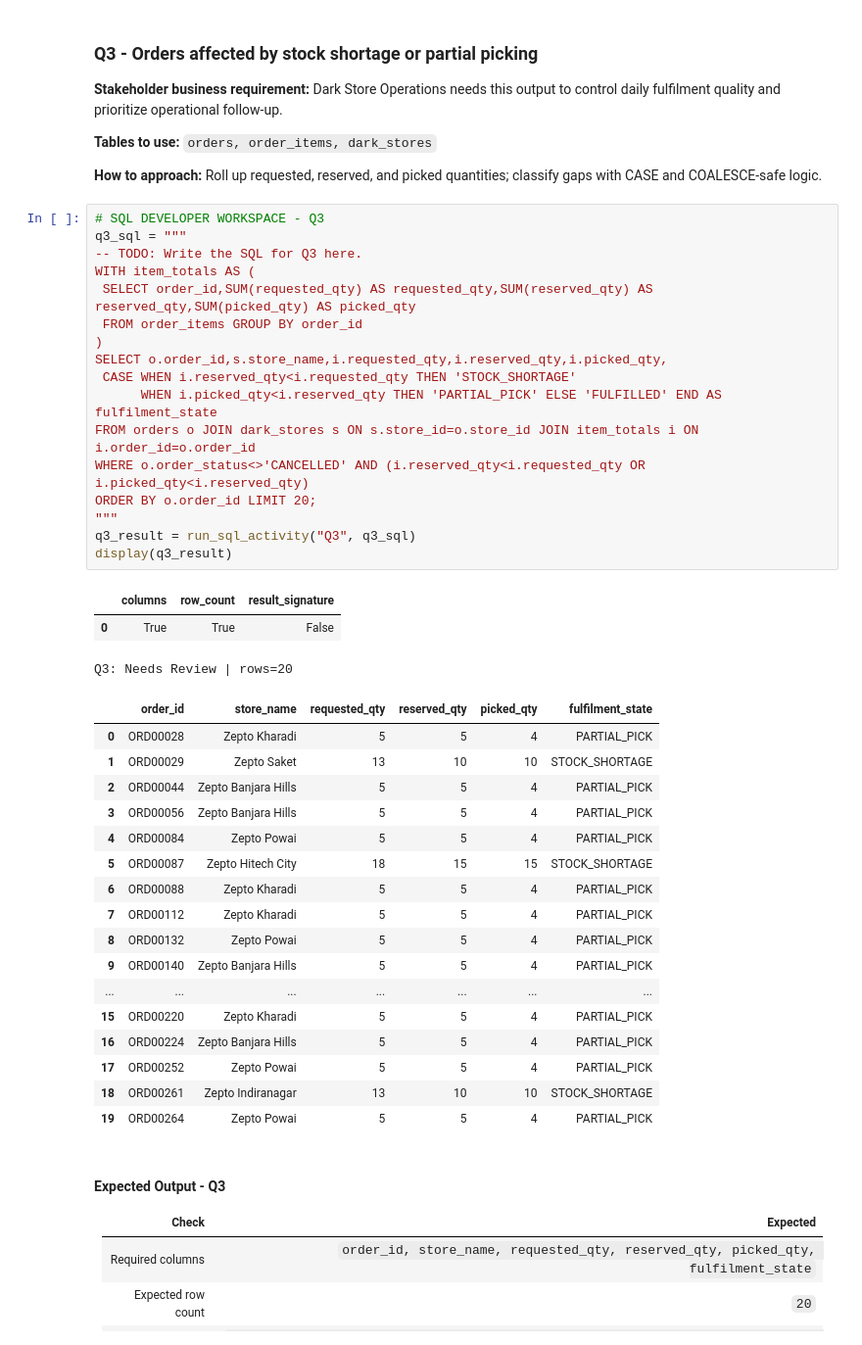
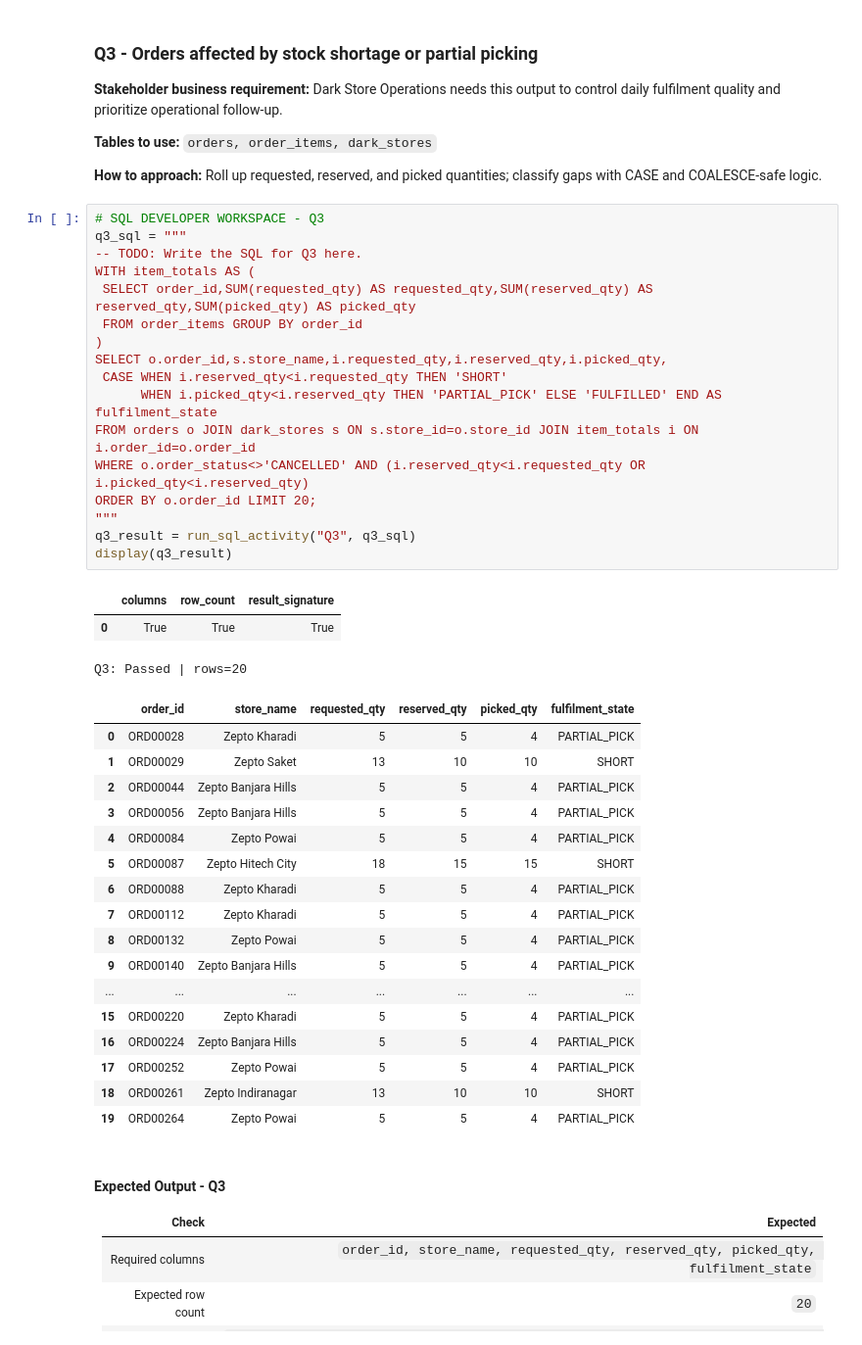
Before and after one commit to adhh0715/zepto-dark-store-stock-control, a Jupyter notebook: Zepto_Dark_Store_Order_Stock_Control.ipynb, the cells around one changed output. Shown at 98% size. Drawn from its saved outputs; the diff is of its cells as text.

Commit message:
Complete Zepto capstone: all 26 checks pass after fresh-session validation

```diff
--- a/Zepto_Dark_Store_Order_Stock_Control.ipynb
+++ b/Zepto_Dark_Store_Order_Stock_Control.ipynb
@@ -1474,31 +1474,31 @@ Q2: Passed | rows=12
 # %%
 # SQL DEVELOPER WORKSPACE - Q3
 q3_sql = """
 -- TODO: Write the SQL for Q3 here.
 WITH item_totals AS (
  SELECT order_id,SUM(requested_qty) AS requested_qty,SUM(reserved_qty) AS reserved_qty,SUM(picked_qty) AS picked_qty
  FROM order_items GROUP BY order_id
 )
 SELECT o.order_id,s.store_name,i.requested_qty,i.reserved_qty,i.picked_qty,
- CASE WHEN i.reserved_qty<i.requested_qty THEN 'STOCK_SHORTAGE'
+ CASE WHEN i.reserved_qty<i.requested_qty THEN 'SHORT'
       WHEN i.picked_qty<i.reserved_qty THEN 'PARTIAL_PICK' ELSE 'FULFILLED' END AS fulfilment_state
 FROM orders o JOIN dark_stores s ON s.store_id=o.store_id JOIN item_totals i ON i.order_id=o.order_id
 WHERE o.order_status<>'CANCELLED' AND (i.reserved_qty<i.requested_qty OR i.picked_qty<i.reserved_qty)
 ORDER BY o.order_id LIMIT 20;
 """
 q3_result = run_sql_activity("Q3", q3_sql)
 display(q3_result)
 # %% [output]
 |  | columns | row_count | result_signature |
-| 0 | True | True | False |
+| 0 | True | True | True |
-Q3: Needs Review | rows=20
+Q3: Passed | rows=20
 |  | order_id | store_name | requested_qty | reserved_qty | picked_qty | fulfilment_state |
 | 0 | ORD00028 | Zepto Kharadi | 5 | 5 | 4 | PARTIAL_PICK |
-| 1 | ORD00029 | Zepto Saket | 13 | 10 | 10 | STOCK_SHORTAGE |
+| 1 | ORD00029 | Zepto Saket | 13 | 10 | 10 | SHORT |
 | 2 | ORD00044 | Zepto Banjara Hills | 5 | 5 | 4 | PARTIAL_PICK |
 | 3 | ORD00056 | Zepto Banjara Hills | 5 | 5 | 4 | PARTIAL_PICK |
 | 4 | ORD00084 | Zepto Powai | 5 | 5 | 4 | PARTIAL_PICK |
-| 5 | ORD00087 | Zepto Hitech City | 18 | 15 | 15 | STOCK_SHORTAGE |
+| 5 | ORD00087 | Zepto Hitech City | 18 | 15 | 15 | SHORT |
 | 6 | ORD00088 | Zepto Kharadi | 5 | 5 | 4 | PARTIAL_PICK |
 | 7 | ORD00112 | Zepto Kharadi | 5 | 5 | 4 | PARTIAL_PICK |
 | 8 | ORD00132 | Zepto Powai | 5 | 5 | 4 | PARTIAL_PICK |
@@ -1507,7 +1507,7 @@ Q3: Needs Review | rows=20
 | 15 | ORD00220 | Zepto Kharadi | 5 | 5 | 4 | PARTIAL_PICK |
 | 16 | ORD00224 | Zepto Banjara Hills | 5 | 5 | 4 | PARTIAL_PICK |
 | 17 | ORD00252 | Zepto Powai | 5 | 5 | 4 | PARTIAL_PICK |
-| 18 | ORD00261 | Zepto Indiranagar | 13 | 10 | 10 | STOCK_SHORTAGE |
+| 18 | ORD00261 | Zepto Indiranagar | 13 | 10 | 10 | SHORT |
 | 19 | ORD00264 | Zepto Powai | 5 | 5 | 4 | PARTIAL_PICK |
 # %% [markdown]
 #### Expected Output - Q3
```
Also changed, not shown: parts of 5 cells of this notebook.
